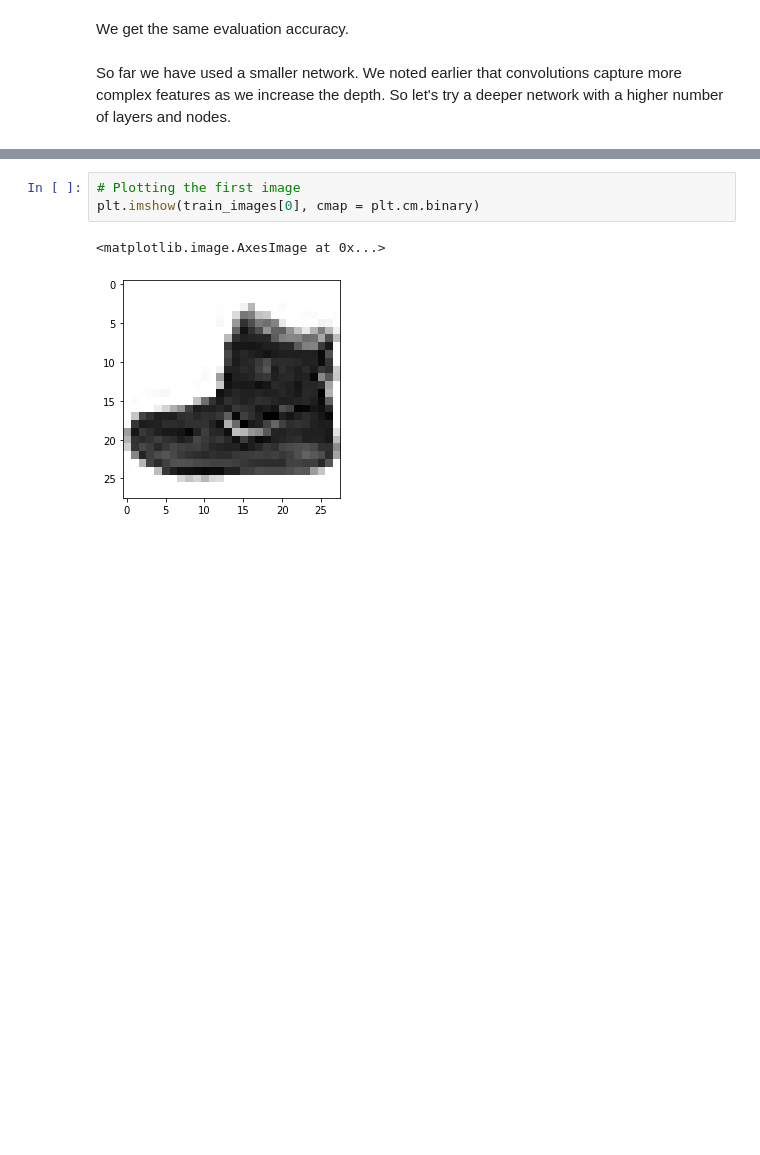
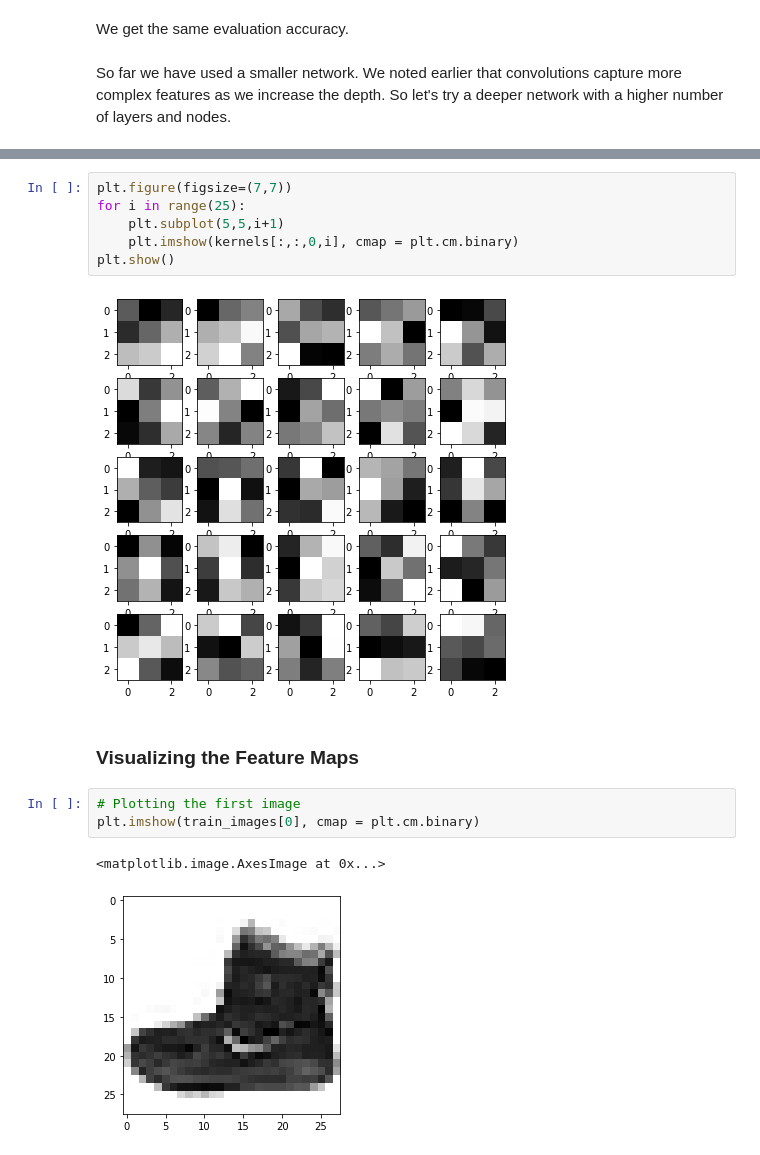
Before and after one commit to VallabhReddy/Image-Classification-Fashion-MNIST-CNN, a Jupyter notebook: Fashion MNIST Image Classification.ipynb, the cells around one changed output, grey strips where cells are left out. Drawn from its saved outputs; the diff is of its cells as text; blank space fills up the shorter version.

```diff
--- a/Fashion MNIST Image Classification.ipynb
+++ b/Fashion MNIST Image Classification.ipynb
@@ -667,3 +673,13 @@ plt.imshow(kernels[:,:,0,-1], cmap = plt.cm.binary)
+# %%
+plt.figure(figsize=(7,7))
+for i in range(25):
+    plt.subplot(5,5,i+1)
+    plt.imshow(kernels[:,:,0,i], cmap = plt.cm.binary)
+plt.show()
+# %% [output]
+[figure, added]
+# %% [markdown]
+### Visualizing the Feature Maps
 # %%
 # Plotting the first image
 plt.imshow(train_images[0], cmap = plt.cm.binary)
```
Also changed, not shown: parts of 53 cells of this notebook, 2 other files.
